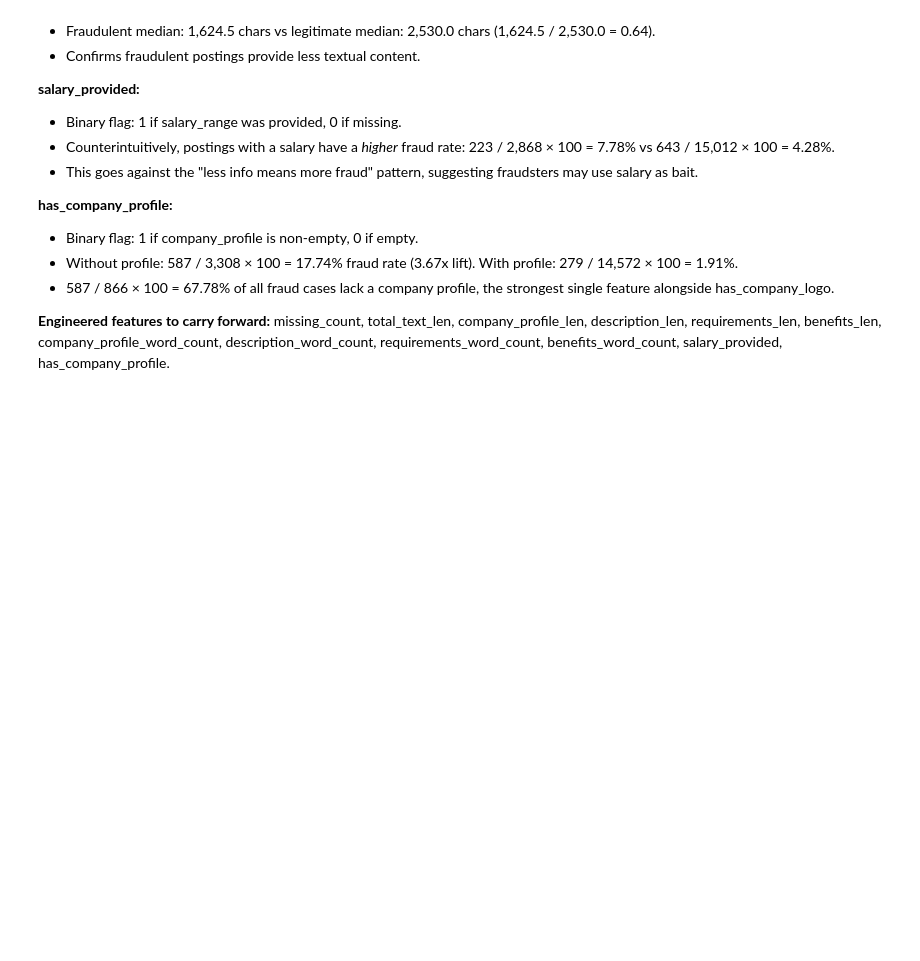
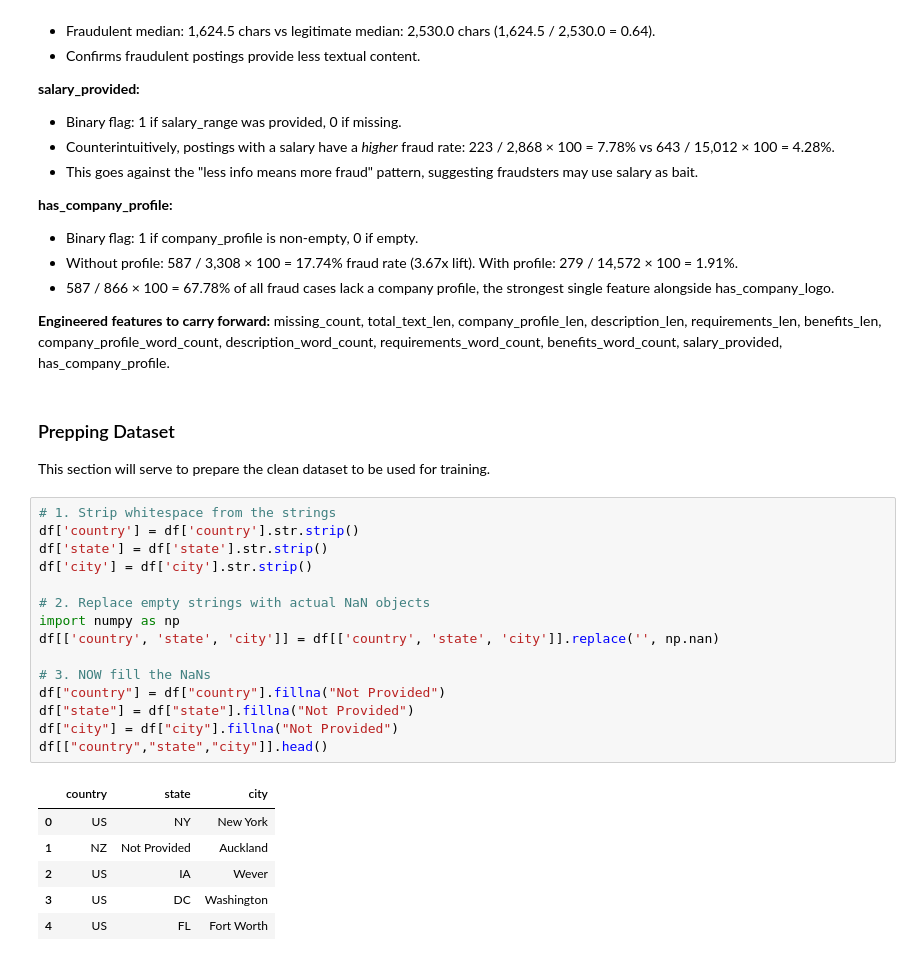
Before and after one commit to Bearson678/fake-job-posting_DL_Project, a Jupyter notebook: EDA.ipynb, the cells around one changed output. Cells and saved outputs as stored; diff of their text form; blank space fills up the shorter version.

Commit message:
pushed the cleaned dataset for NLP

```diff
--- a/EDA.ipynb
+++ b/EDA.ipynb
@@ -858,3 +858,29 @@ All                  17014  866  17880    4.843400    100.00000
 - 587 / 866 × 100 = 67.78% of all fraud cases lack a company profile, the strongest single feature alongside has_company_logo.
 
 **Engineered features to carry forward:** missing_count, total_text_len, company_profile_len, description_len, requirements_len, benefits_len, company_profile_word_count, description_word_count, requirements_word_count, benefits_word_count, salary_provided, has_company_profile.
+# %% [markdown]
+### Prepping Dataset
+
+This section will serve to prepare the clean dataset to be used for training.
+# %%
+# 1. Strip whitespace from the strings
+df['country'] = df['country'].str.strip()
+df['state'] = df['state'].str.strip()
+df['city'] = df['city'].str.strip()
+
+# 2. Replace empty strings with actual NaN objects
+import numpy as np
+df[['country', 'state', 'city']] = df[['country', 'state', 'city']].replace('', np.nan)
+
+# 3. NOW fill the NaNs
+df["country"] = df["country"].fillna("Not Provided")
+df["state"] = df["state"].fillna("Not Provided")
+df["city"] = df["city"].fillna("Not Provided")
+df[["country","state","city"]].head()
+# %% [output]
+|  | country | state | city |
+| 0 | US | NY | New York |
+| 1 | NZ | Not Provided | Auckland |
+| 2 | US | IA | Wever |
+| 3 | US | DC | Washington |
+| 4 | US | FL | Fort Worth |
```
Also changed, not shown: parts of 12 cells of this notebook, 1 other file.
